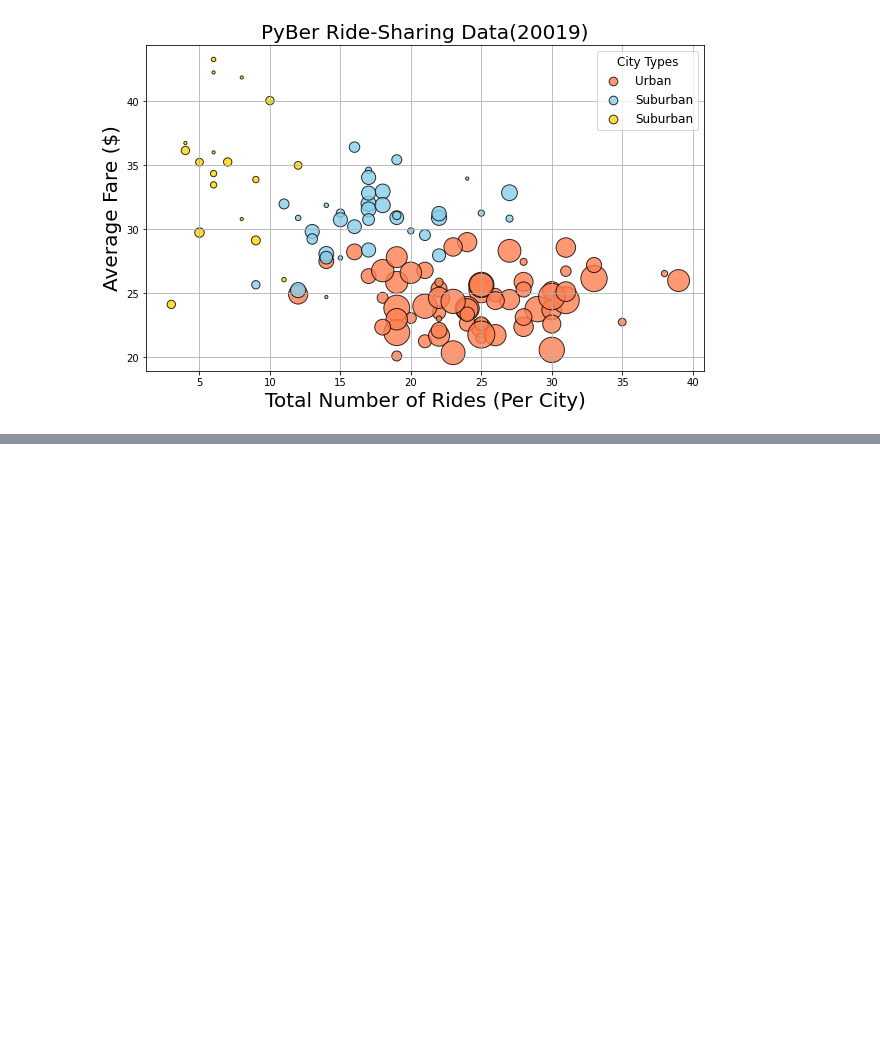
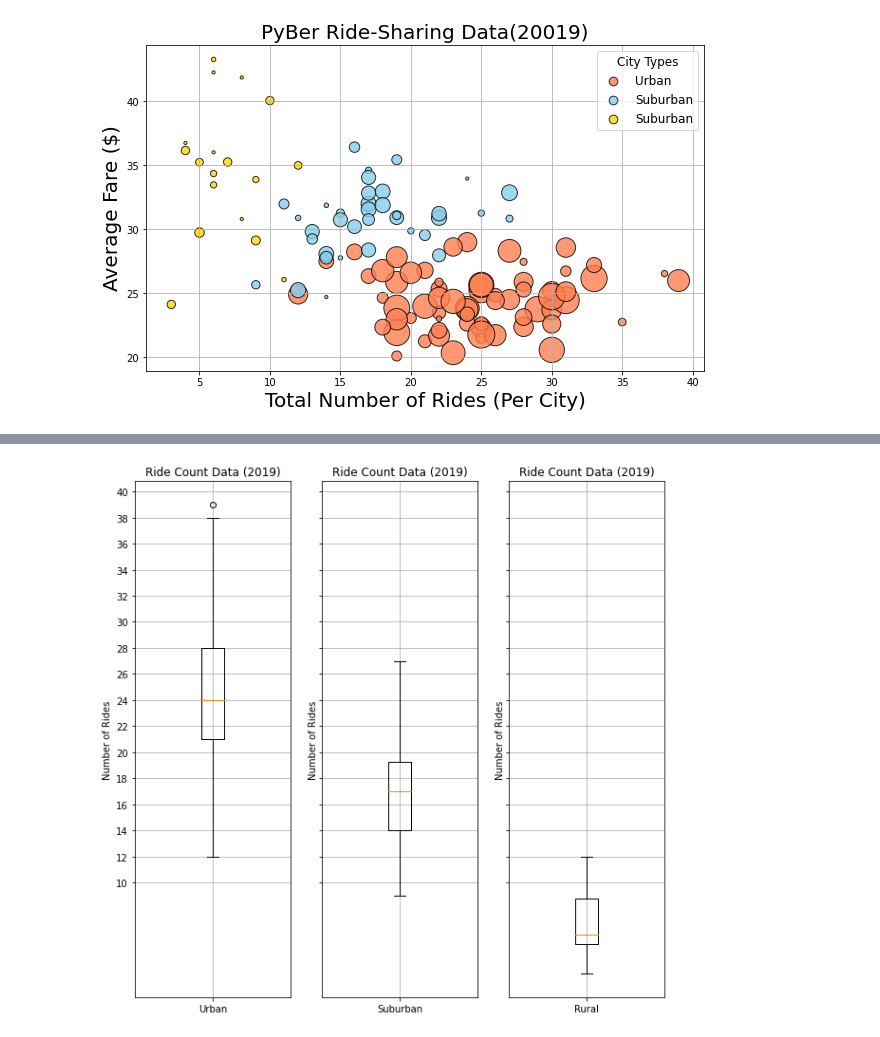
Before and after one commit to alisakhi1979/PyBer_Analysis, a Jupyter notebook: PyBer.ipynb, the cells around one changed output, grey strips where cells are left out. Drawn from its saved outputs; the diff is of its cells as text; code cells hidden in the pictures; blank space fills up the shorter version.

```diff
--- a/PyBer.ipynb
+++ b/PyBer.ipynb
@@ -413,0 +617,16 @@ plt.show()
+# %%
+# Create a box-and-whisker plot for all cities ride count.
+x_labels = ["Urban", "Suburban","Rural"]
+fig, ax = plt.subplots (nrows = 1, ncols = 3, figsize = (10,10), sharey = True)
+ax[0].boxplot (urban_ride_count, labels =[x_labels[0]])
+ax[1].boxplot (suburban_ride_count, labels =[x_labels[1]])
+ax[2].boxplot (rural_ride_count, labels =[x_labels[2]])
+
+for i in [0,1,2]:
+    ax[i].set_title("Ride Count Data (2019)")
+    ax[i].set_ylabel("Number of Rides")
+    ax[i].set_yticks(np.arange(10,41, step =2.0))
+    ax[i].grid()
+plt.show()
+# %% [output]
+[figure, added]
```
Also changed, not shown: parts of 51 cells of this notebook, 4 other files.
